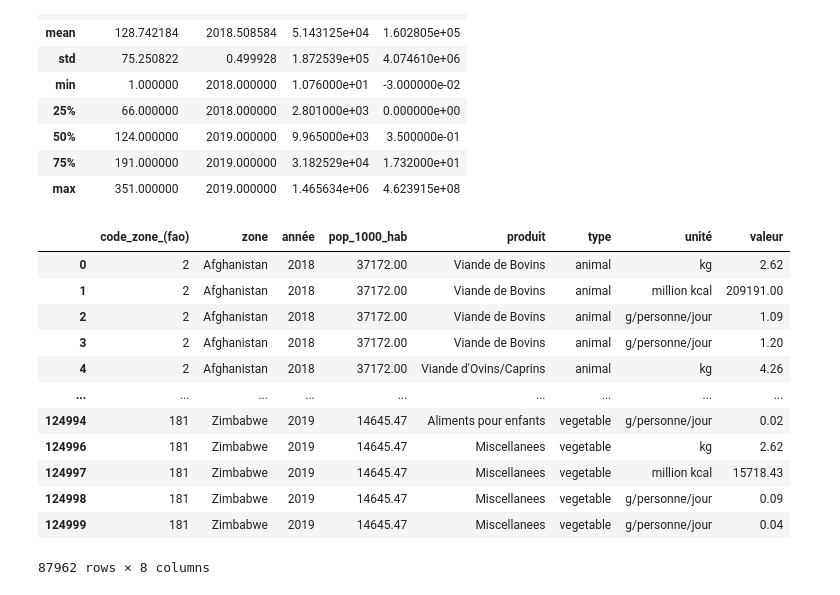
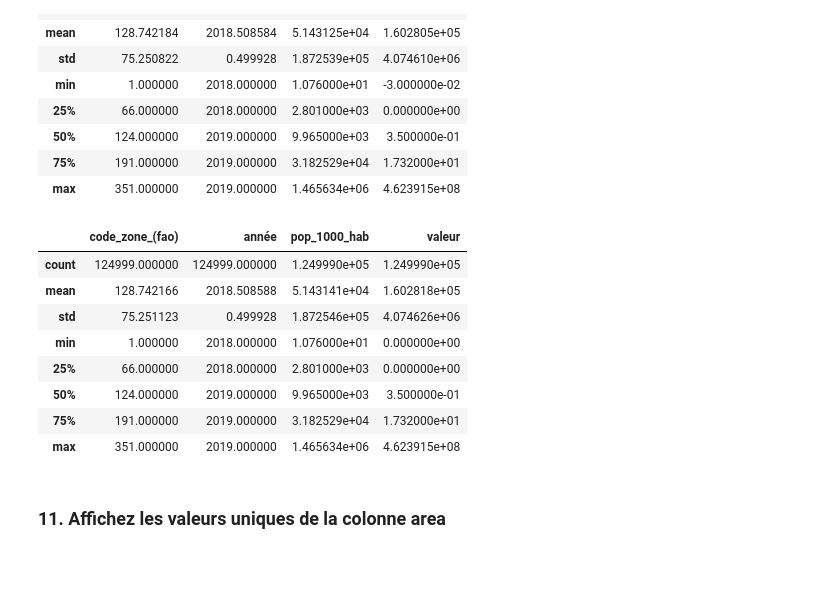
Before and after one commit to DonzerHD/Pandas_Dev_IA, a Jupyter notebook: Pandas_Activité.ipynb, the cells around one changed output. Cells and saved outputs as stored; diff of their text form; code cells hidden in the pictures; blank space fills up the shorter version.

```diff
--- a/Pandas_Activité.ipynb
+++ b/Pandas_Activité.ipynb
@@ -107,6 +105,6 @@ df_pop
 # %% [markdown]
 ### 6. Transformez products afin de ne garder que les colonnes area_code_(fao), area, element, item, year, type, unit, value.
 # %%
-produits = produits[["code_zone_(fao)", "zone", "produit", "année", "type", "unité" , "valeur"]]
+produits = produits[["code_zone_(fao)", "zone", "produit", "année", "type", "unité" , "valeur" , 'élément']]
 produits
 # %% [output]
@@ -186,19 +186,17 @@ df.describe()
 | 75% | 191.000000 | 2019.000000 | 3.182529e+04 | 1.732000e+01 |
 | max | 351.000000 | 2019.000000 | 1.465634e+06 | 4.623915e+08 |
 # %%
-df = df[df["valeur"] > 0]
+df = df[df['valeur'] >= 0]
 df.describe()
 # %% [output]
-|  | code_zone_(fao) | zone | année | pop_1000_hab | produit | type | unité | valeur |
-| 0 | 2 | Afghanistan | 2018 | 37172.00 | Viande de Bovins | animal | kg | 2.62 |
-| 1 | 2 | Afghanistan | 2018 | 37172.00 | Viande de Bovins | animal | million kcal | 209191.00 |
-| 2 | 2 | Afghanistan | 2018 | 37172.00 | Viande de Bovins | animal | g/personne/jour | 1.09 |
-| 3 | 2 | Afghanistan | 2018 | 37172.00 | Viande de Bovins | animal | g/personne/jour | 1.20 |
-| 4 | 2 | Afghanistan | 2018 | 37172.00 | Viande d'Ovins/Caprins | animal | kg | 4.26 |
-| ... | ... | ... | ... | ... | ... | ... | ... | ... |
-| 124994 | 181 | Zimbabwe | 2019 | 14645.47 | Aliments pour enfants | vegetable | g/personne/jour | 0.02 |
-| 124996 | 181 | Zimbabwe | 2019 | 14645.47 | Miscellanees | vegetable | kg | 2.62 |
-| 124997 | 181 | Zimbabwe | 2019 | 14645.47 | Miscellanees | vegetable | million kcal | 15718.43 |
-| 124998 | 181 | Zimbabwe | 2019 | 14645.47 | Miscellanees | vegetable | g/personne/jour | 0.09 |
-| 124999 | 181 | Zimbabwe | 2019 | 14645.47 | Miscellanees | vegetable | g/personne/jour | 0.04 |
+|  | code_zone_(fao) | année | pop_1000_hab | valeur |
+| count | 124999.000000 | 124999.000000 | 1.249990e+05 | 1.249990e+05 |
+| mean | 128.742166 | 2018.508588 | 5.143141e+04 | 1.602818e+05 |
+| std | 75.251123 | 0.499928 | 1.872546e+05 | 4.074626e+06 |
+| min | 1.000000 | 2018.000000 | 1.076000e+01 | 0.000000e+00 |
+| 25% | 66.000000 | 2018.000000 | 2.801000e+03 | 0.000000e+00 |
+| 50% | 124.000000 | 2019.000000 | 9.965000e+03 | 3.500000e-01 |
+| 75% | 191.000000 | 2019.000000 | 3.182529e+04 | 1.732000e+01 |
+| max | 351.000000 | 2019.000000 | 1.465634e+06 | 4.623915e+08 |
-87962 rows × 8 columns
+# %% [markdown]
+### 11. Affichez les valeurs uniques de la colonne area
```
Also changed, not shown: parts of 13 cells of this notebook.
